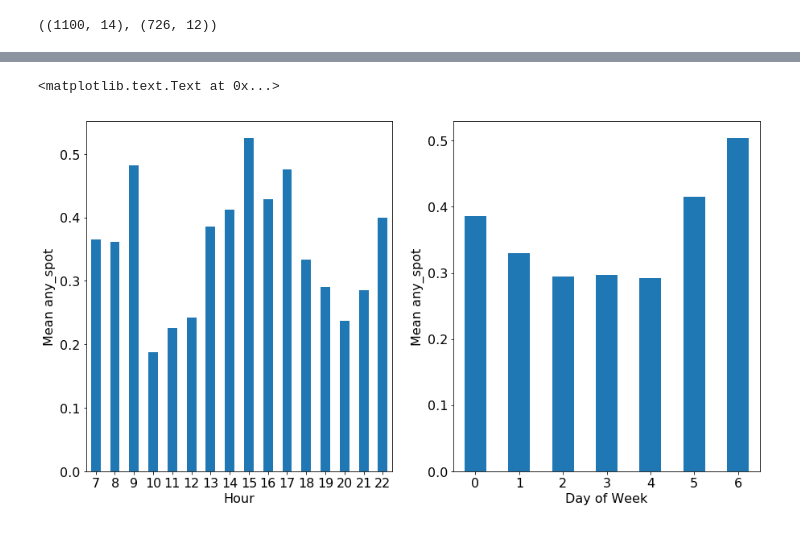
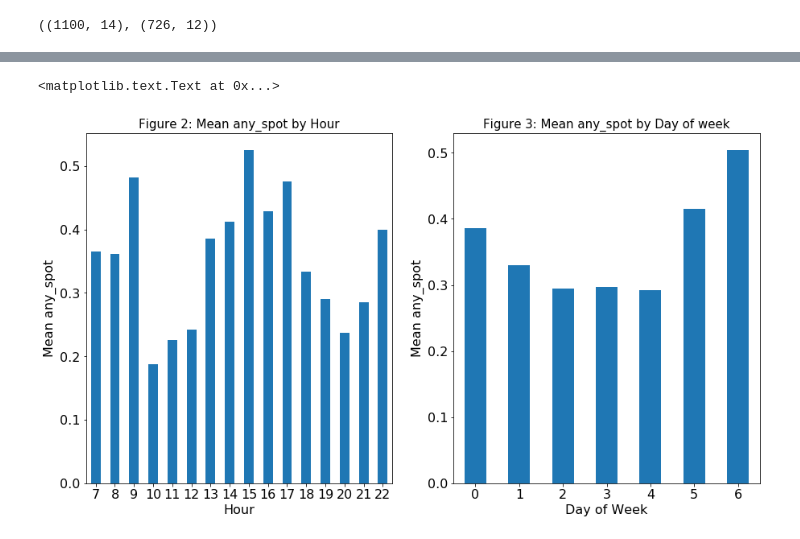
Before and after one commit to dyan10/SF-Parking-prediction-for-Parknav, a Jupyter notebook: Features/EDA.ipynb, the cells around one changed output, grey strips where cells are left out. Drawn from its saved outputs; the diff is of its cells as text; code cells hidden in the pictures.

```diff
--- a/Features/EDA.ipynb
+++ b/Features/EDA.ipynb
@@ -50,13 +52,15 @@ plt.xlabel('Mean any_spot')
 # %%
 plt.figure(figsize = (15,8))
 plt.subplot(121)
 street_mean = train_raw.groupby(['Hour'])['any_spot'].mean().plot('bar', rot = 0,fontsize = 16)
 plt.xlabel('Hour',fontsize = 16)
 plt.ylabel('Mean any_spot',fontsize = 16)
+plt.title('Figure 2: Mean any_spot by Hour', fontsize = 15)
 plt.subplot(122)
 street_mean = train_raw.groupby(['Dow'])['any_spot'].mean().plot('bar', rot = 0,fontsize = 16)
 plt.xlabel('Day of Week',fontsize = 16)
 plt.ylabel('Mean any_spot',fontsize = 16)
+plt.title('Figure 3: Mean any_spot by Day of week', fontsize = 15)
 # %% [output]
 <matplotlib.text.Text at 0x...>
-[figure, old version]
+[figure, new version]
```
Also changed, not shown: parts of 1 cell of this notebook, 1 other file.
